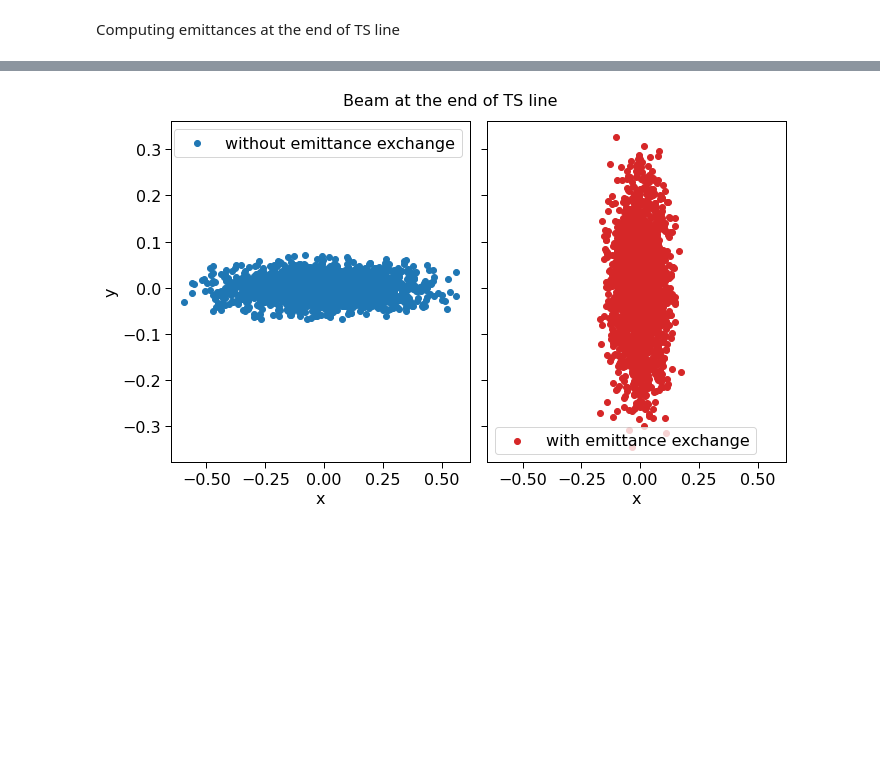
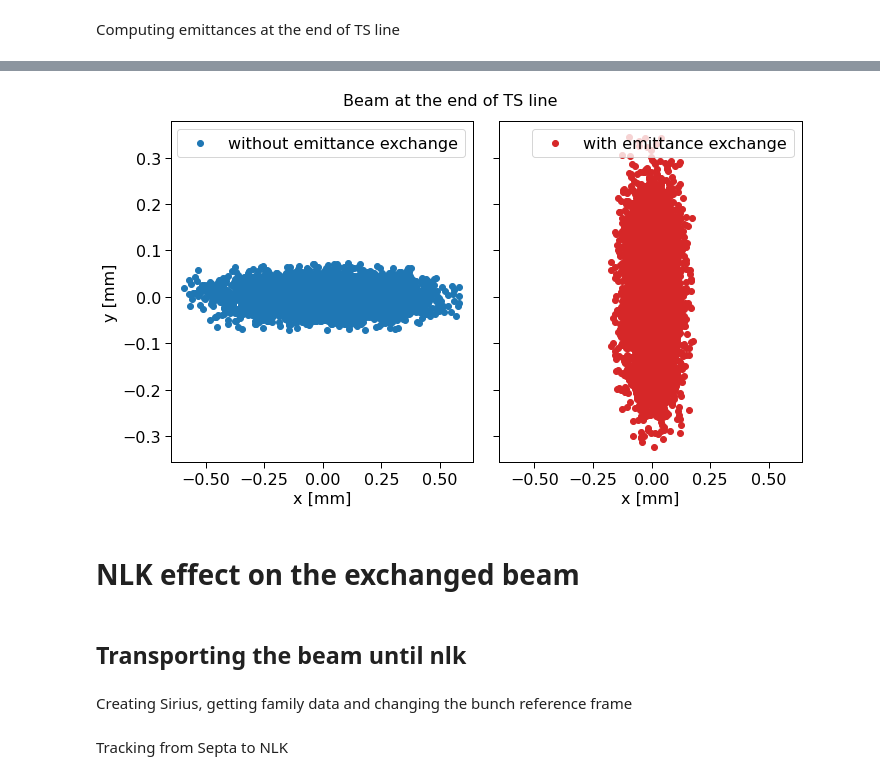
Before and after one commit to jquentino/notebook, a Jupyter notebook: TS_effect_on_emit_exchange.ipynb, the cells around one changed output, grey strips where cells are left out. Cells and saved outputs as stored; diff of their text form; code cells hidden in the pictures; blank space fills up the shorter version.

```diff
--- a/TS_effect_on_emit_exchange.ipynb
+++ b/TS_effect_on_emit_exchange.ipynb
@@ -184,16 +169,24 @@ plt.show()
 # %%
+x, y = bunch_end[0, :], bunch_end[2, :]
+x_ex, y_ex = bunch_ex_end[0, :], bunch_ex_end[2, :]
+
 fig, ax = plt.subplots(1,2, figsize = (10,6), sharex=True, sharey=True)
 fig.suptitle('Beam at the end of TS line ', fontsize=16)
 
-ax[0].scatter(x,y, label = 'without emittance exchange')
-ax[1].scatter(x_ex, y_ex, color='tab:red', label='with emittance exchange')
-
-ax[0].set_xlabel('x')
-ax[0].set_ylabel('y')
-ax[1].set_xlabel('x')
+ax[0].scatter(x*1e3, y*1e3, label = 'without emittance exchange')
+ax[1].scatter(x_ex*1e3, y_ex*1e3, color='tab:red', label='with emittance exchange')
+ax[0].set_xlabel('x [mm]')
+ax[0].set_ylabel('y [mm]')
+ax[1].set_xlabel('x [mm]')
 ax[0].legend()
 ax[1].legend()
 plt.tight_layout()
 plt.savefig("beam_after.jpg", dpi=160)
 # %% [output]
-[figure, old version]
+[figure, new version]
+# %% [markdown]
+# NLK effect on the exchanged beam
+# %% [markdown]
+## Transporting the beam until nlk
+# %% [markdown]
+Creating Sirius, getting family data and changing the bunch reference frame
@@ -199,0 +208,2 @@ plt.savefig("beam_after.jpg", dpi=160)
+# %% [markdown]
+Tracking from Septa to NLK
```
Also changed, not shown: parts of 37 cells of this notebook, 2 other files.
